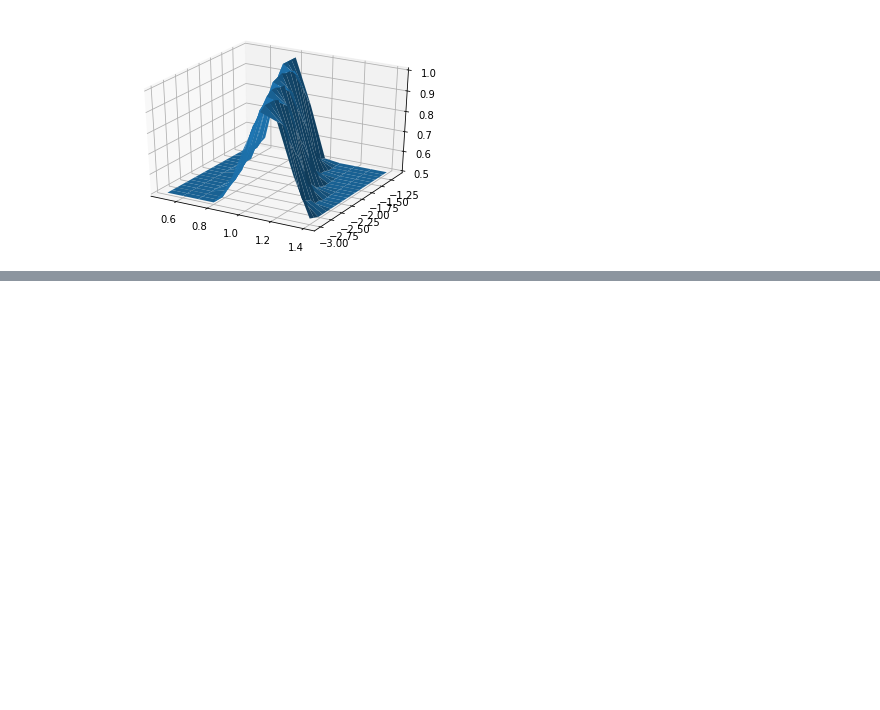
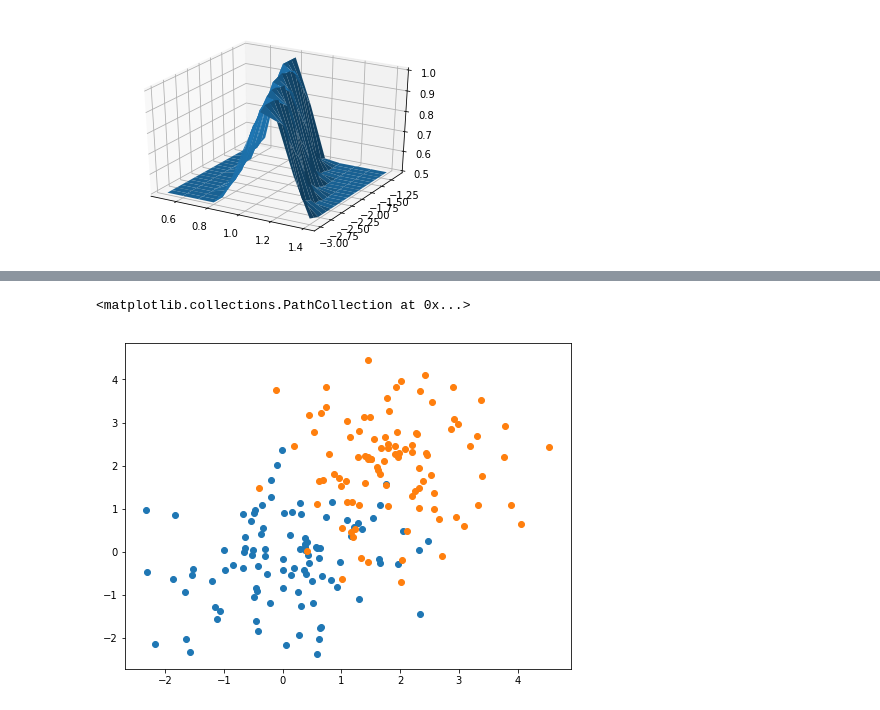
Before and after one commit to resi2311/Nural-Networks, a Jupyter notebook: First Step.ipynb, the cells around one changed output, grey strips where cells are left out. Saved outputs shown, nothing was run; the diff lists cells and outputs as text; code cells hidden in the pictures; blank space fills up the shorter version.

```diff
--- a/First Step.ipynb
+++ b/First Step.ipynb
@@ -100,0 +106,3 @@ ax.plot_surface(a_range, b_range, accuracy)
+# %%
+def normal2D(x,y,loc,scale,size):
+    return np.array([x + np.random.normal(loc,scale, size), y + np.random.normal(loc,scale, size)])
@@ -100,0 +118,12 @@ ax.plot_surface(a_range, b_range, accuracy)
+# %%
+plt.figure(2, figsize=(8, 6))
+plt.clf()
+
+first_dist = normal2D(-1,-1,1,1,100)
+second_dist = normal2D(1,1,1,1,100)
+
+plt.scatter(first_dist[0], first_dist[1])
+plt.scatter(second_dist[0], second_dist[1])
+# %% [output]
+<matplotlib.collections.PathCollection at 0x...>
+[figure, added]
```
Also changed, not shown: parts of 3 cells of this notebook.
